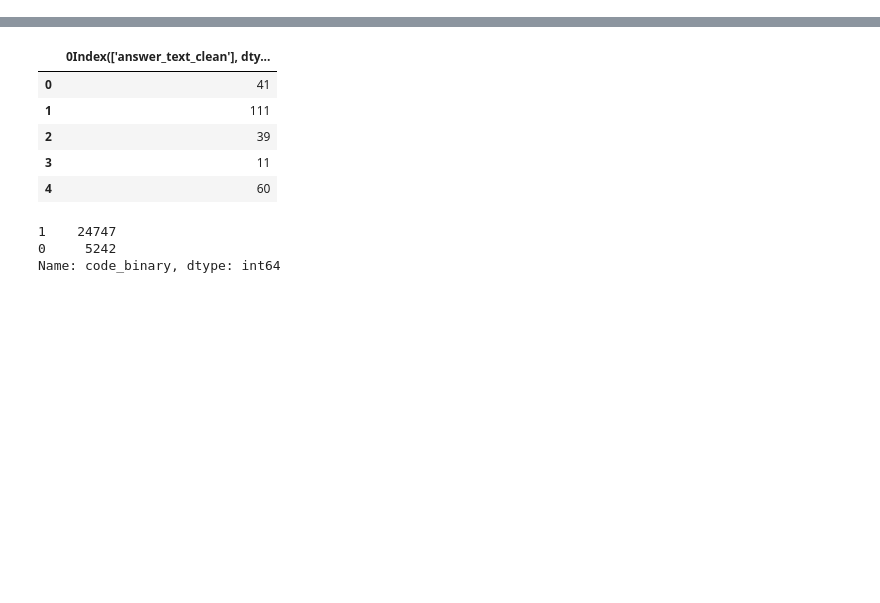
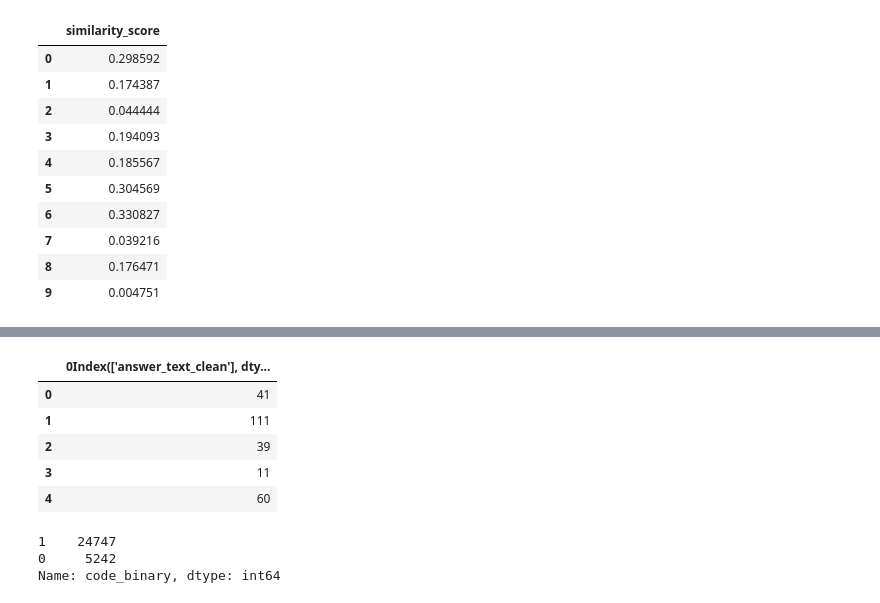
Before and after one commit to HDMax93/FrauenLoop_NLP_Project_2020, a Jupyter notebook: src/feature_extraction/feature_extraction.ipynb, the cells around one changed output, grey strips where cells are left out. Cells and saved outputs as stored; diff of their text form; code cells hidden in the pictures; blank space fills up the shorter version.

Commit message:
Added feature on question answer similarity

```diff
--- a/src/feature_extraction/feature_extraction.ipynb
+++ b/src/feature_extraction/feature_extraction.ipynb
@@ -84,3 +90,44 @@ stackoverflow.head()
 | 2 | 2 | -1 | Is there an easy way to convert a... | <p>I'm attempting to jump into co... | 1 | 1 | 2019-09-07 18:45:43.363000+00:00 | ... |
 | 3 | 3 | -1 | Why am I getting Error while upda... | <blockquote>\n <p>Waiting for 0 s... | 1 | 0 | 2020-05-29 21:03:49.267000+00:00 | ... |
 | 4 | 4 | -1 | How to add dynamic buttons using ... | <pre><code>List list=["A","B","C"... | 2 | 0 | 2019-07-18 12:12:27.033000+00:00 | ... |
+# %%
+### Determining similarity of question and answer
+class Similarity(BaseEstimator, TransformerMixin):
+
+    def __init__(self, df):
+        pass
+
+    def transform(self, df):
+
+        ### Define similarity function
+        def similar(column1, column2):
+            return SequenceMatcher(None, column1, column2).ratio()
+        ### Calculate similarity score between question and answer
+        df_new = df[['answer_text_clean', 'question_text_clean']].copy()
+        df_new['similarity_score'] = df_new.apply(lambda x: similar(str(x['answer_text_clean']), str(x['question_text_clean'])), axis = 1)
+        # df_new['similarity_score'] = df_new.apply(lambda x: x.similar(df_new['answer_text_clean'], df_new['question_text_clean']), axis = 1).ratio()
+        ### Drop text
+        df_new = df_new.drop(columns = ['answer_text_clean', 'question_text_clean'], axis = 1)
+        return df_new
+
+    def fit(self, df, y=None):
+        ### Unless error returns self
+        return self
+# %%
+### Check if Similarity score class works as desired
+
+similarity_scorer = Similarity(stackoverflow)
+stackoverflow_new = similarity_scorer.transform(stackoverflow)
+stackoverflow_new.head(10)
+# %% [output]
+|  | similarity_score |
+| 0 | 0.298592 |
+| 1 | 0.174387 |
+| 2 | 0.044444 |
+| 3 | 0.194093 |
+| 4 | 0.185567 |
+| 5 | 0.304569 |
+| 6 | 0.330827 |
+| 7 | 0.039216 |
+| 8 | 0.176471 |
+| 9 | 0.004751 |
```
Also changed, not shown: parts of 6 cells of this notebook, 2 other files.
